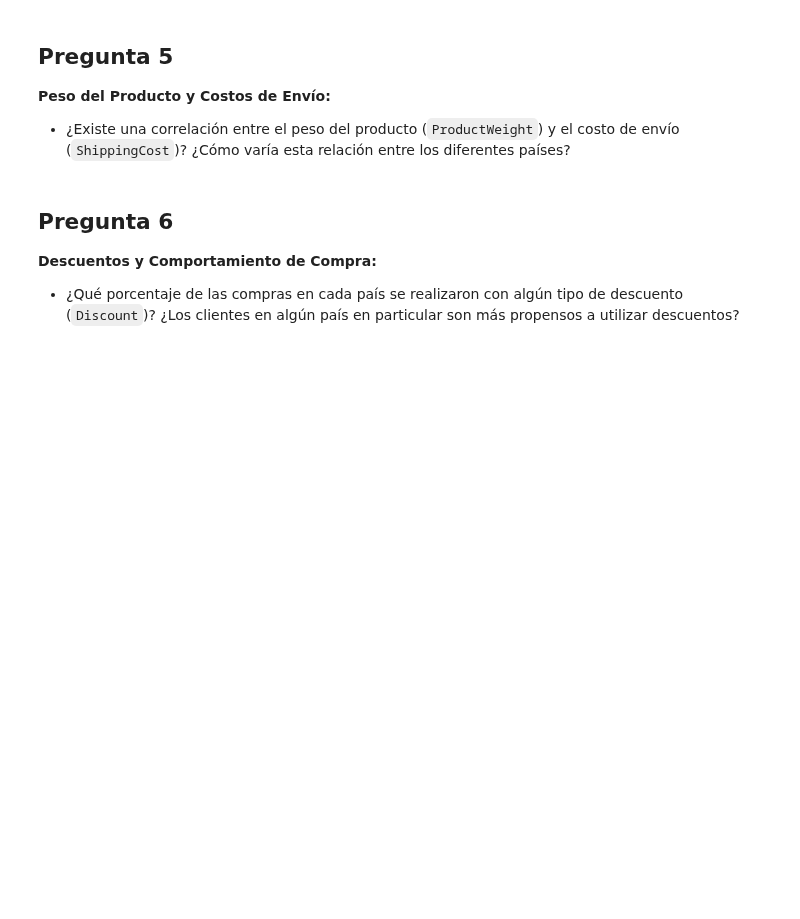
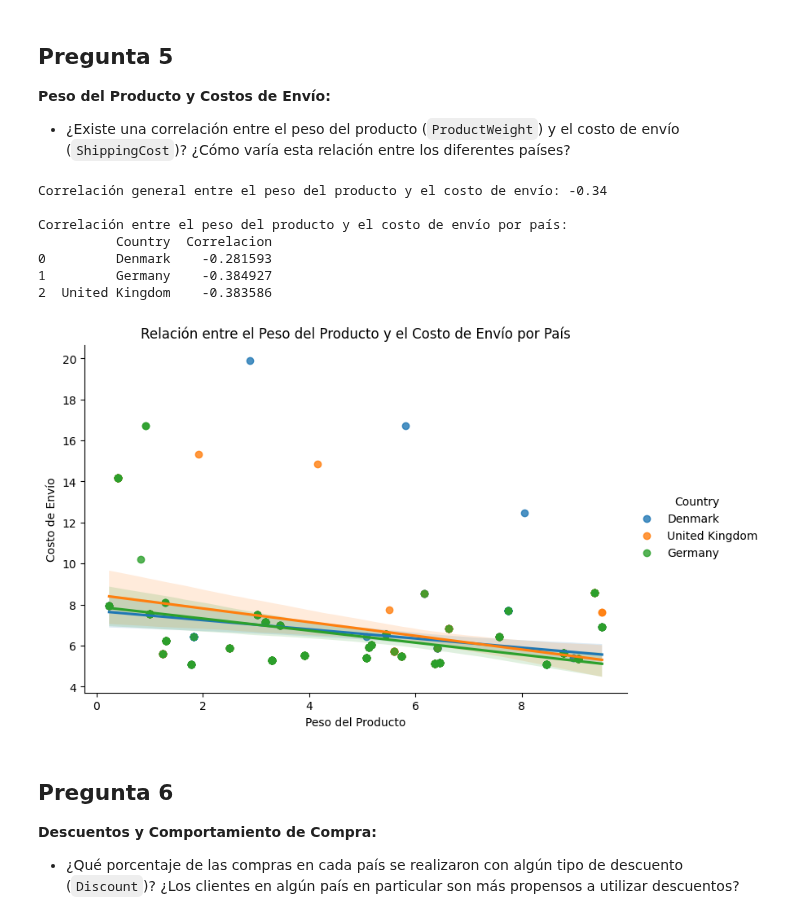
Before and after one commit to Nana8310/Curso_Pandas, a Jupyter notebook: Notebook/Prácticas/Práctica-43/Notebook_43/P-43_Notebook-43.ipynb, the cells around one changed output. Drawn from its saved outputs; the diff is of its cells as text; code cells hidden in the pictures; blank space fills up the shorter version.

```diff
--- a/Notebook/Prácticas/Práctica-43/Notebook_43/P-43_Notebook-43.ipynb
+++ b/Notebook/Prácticas/Práctica-43/Notebook_43/P-43_Notebook-43.ipynb
@@ -963,3 +1177,27 @@ United Kingdom   2044.73   19.473619     79.5
 ## Pregunta 1
 **Análisis de Retorno de Productos:**
 - ¿Cuál es el porcentaje de productos devueltos por país (United Kingdom, Germany, Denmark)? ¿Hay alguna diferencia notable entre los países?
+# %%
+# Convertir la columna 'ReturnStatus' a booleano
+retail_df['ReturnStatus'] = retail_df['ReturnStatus'] == 'Returned'
+
+# Verificar la conversión
+print(retail_df['ReturnStatus'].value_counts())
+
+# Calcular el número total de productos por país
+total_products = retail_df.groupby('Country').size()
+
+# Calcular el número de productos devueltos por país
+returned_products = retail_df[retail_df['ReturnStatus']].groupby('Country').size()
+
+# Asegurarse de que todos los países estén representados en returned_products
+returned_products = returned_products.reindex(total_products.index, fill_value=0)
+
+# Calcular el porcentaje de productos devueltos por país
+percentage_returned = (returned_products / total_products) * 100
+
+# Redondear los resultados a dos decimales
+percentage_returned = percentage_returned.round(2)
+
+# Mostrar los resultados
+print(percentage_returned)
@@ -982,3 +1326,32 @@ United Kingdom   2044.73   19.473619     79.5
+# %%
+# Calcular la correlación entre ProductWeight y ShippingCost
+correlacion_general = retail_df[['ProductWeight', 'ShippingCost']].corr().iloc[0, 1]
+
+print(f"Correlación general entre el peso del producto y el costo de envío: {correlacion_general:.2f}")
+
+# Calcular la correlación por país
+correlacion_por_pais = retail_df.groupby('Country')[['ProductWeight', 'ShippingCost']].corr().iloc[0::2, -1].reset_index()
+correlacion_por_pais.columns = ['Country', 'level_1', 'Correlacion']
+correlacion_por_pais = correlacion_por_pais.drop(columns='level_1')
+
+print("\nCorrelación entre el peso del producto y el costo de envío por país:")
+print(correlacion_por_pais)
+
+# Visualizar la relación entre ProductWeight y ShippingCost por país
+sns.lmplot(x='ProductWeight', y='ShippingCost', hue='Country', data=retail_df, aspect=1.5)
+plt.title('Relación entre el Peso del Producto y el Costo de Envío por País')
+plt.xlabel('Peso del Producto')
+plt.ylabel('Costo de Envío')
+plt.show()
+# %% [output]
+Correlación general entre el peso del producto y el costo de envío: -0.34
+
+Correlación entre el peso del producto y el costo de envío por país:
+          Country  Correlacion
+0         Denmark    -0.281593
+1         Germany    -0.384927
+2  United Kingdom    -0.383586
+[figure, added]
 # %% [markdown]
 ## Pregunta 6
 **Descuentos y Comportamiento de Compra:**
```
Also changed, not shown: parts of 44 cells of this notebook.
